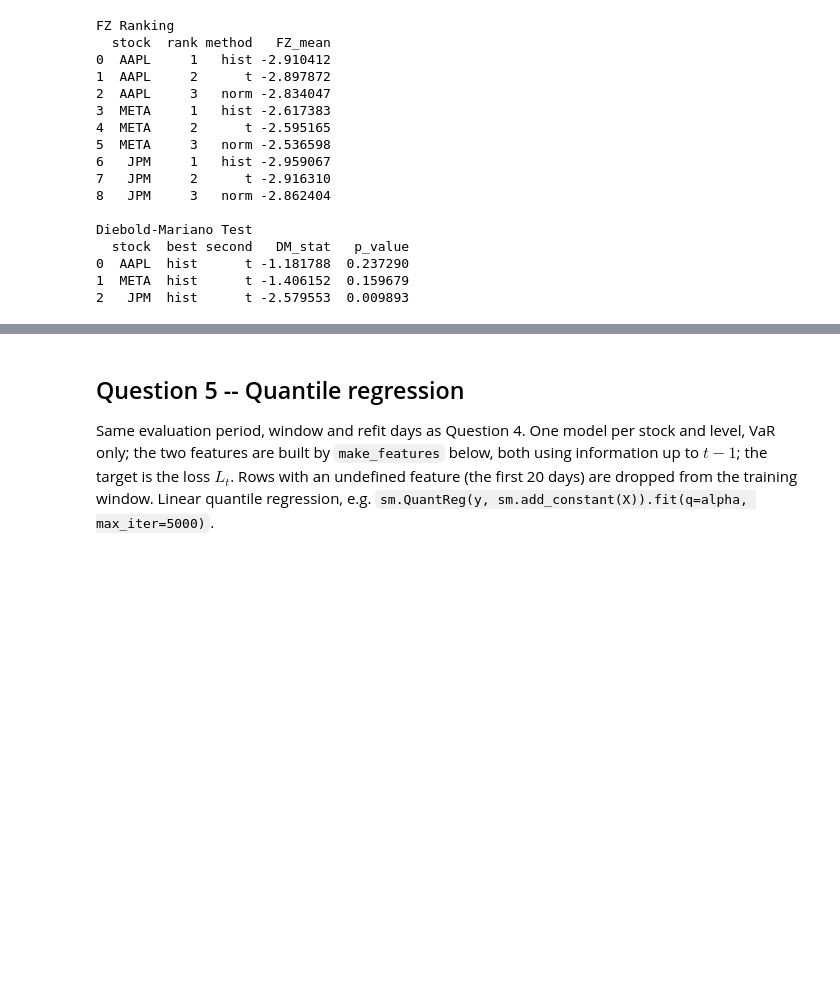
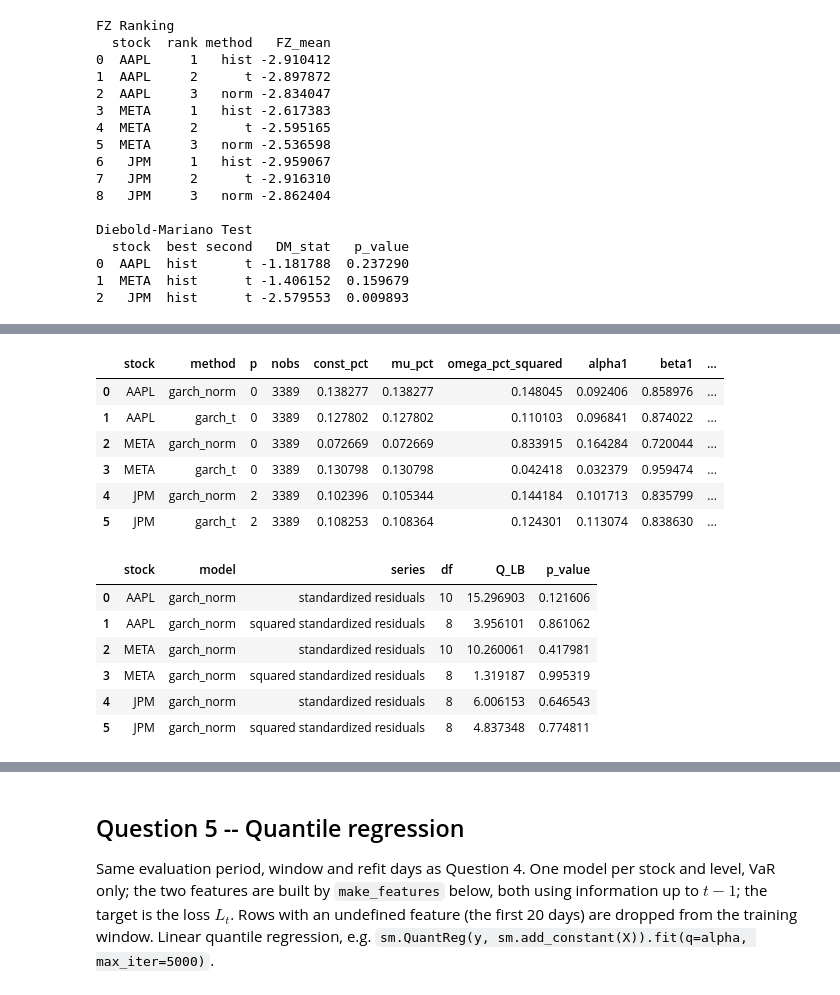
Before and after one commit to anaki8/QRM_Project, a Jupyter notebook: Project_template.ipynb, the cells around one changed output, grey strips where cells are left out. Drawn from its saved outputs; the diff is of its cells as text; code cells hidden in the pictures; blank space fills up the shorter version.

```diff
--- a/Project_template.ipynb
+++ b/Project_template.ipynb
@@ -871,0 +980,79 @@ from arch import arch_model
+# %%
+q4_distributions = {"garch_norm": "normal", "garch_t": "t"}
+q4_boundary_tol = 1e-6
+
+
+def q4_garch_model(sample, order, dist):
+    return arch_model(
+        sample, mean="AR" if order else "Constant", lags=order or None,
+        vol="GARCH", p=1, q=1, dist=dist, hold_back=q4_hold_back,
+    )
+
+
+def q4_fit_status(fit):
+    params = fit.params
+    omega, alpha1, beta1 = params[["omega", "alpha[1]", "beta[1]"]]
+    persistence = alpha1 + beta1
+    nu = params.get("nu", np.inf)
+    converged = fit.convergence_flag == 0 and np.isfinite(params).all()
+    admissible = omega > 0 and alpha1 >= 0 and beta1 >= 0 and persistence < 1 and nu > 2
+    labels = []
+    if omega <= q4_boundary_tol:
+        labels.append("omega near zero")
+    if alpha1 <= q4_boundary_tol:
+        labels.append("alpha1 near zero")
+    if beta1 <= q4_boundary_tol:
+        labels.append("beta1 near zero")
+    if persistence >= 1 - q4_boundary_tol:
+        labels.append("persistence near one")
+    if nu <= 2.05 + q4_boundary_tol or (np.isfinite(nu) and nu >= 500 - q4_boundary_tol):
+        labels.append("nu near numerical bound")
+    return converged, admissible, "; ".join(labels)
+
+
+q4_garch_fit_rows = []
+q4_garch_lb_rows = []
+for stock, order in q4_order.items():
+    for method, dist in q4_distributions.items():
+        fit = q4_garch_model(q4_returns_pct[stock], order, dist).fit(
+            disp="off", show_warning=False, cov_type="robust",
+        )
+        const, phi = q4_ar_coefficients(fit, order)
+        converged, admissible, boundary = q4_fit_status(fit)
+        q4_garch_fit_rows.append({
+            "stock": stock, "method": method, "p": order, "nobs": fit.nobs,
+            "const_pct": const, "mu_pct": const / (1 - phi.sum()),
+            **{f"phi_{i}": value for i, value in enumerate(phi, start=1)},
+            "omega_pct_squared": fit.params["omega"],
+            "alpha1": fit.params["alpha[1]"], "beta1": fit.params["beta[1]"],
+            "persistence": fit.params["alpha[1]"] + fit.params["beta[1]"],
+            "nu": fit.params.get("nu", np.nan), "AIC": fit.aic, "BIC": fit.bic,
+            "converged": converged, "admissible": admissible, "boundary": boundary,
+        })
+        if method == "garch_norm":
+            z = fit.std_resid
+            q4_garch_lb_rows.extend([
+                q4_lb_row(stock, method, "standardized residuals", z, order),
+                q4_lb_row(stock, method, "squared standardized residuals", z**2, 2),
+            ])
+
+q4_garch_fit_table = pd.DataFrame(q4_garch_fit_rows)
+q4_garch_lb = pd.DataFrame(q4_garch_lb_rows)
+q4_garch_fit_table.to_csv(OUT_DIR / "tab_Q4b_GARCH_fits.csv", index=False)
+q4_garch_lb.to_csv(OUT_DIR / "tab_Q4b_GARCH_Ljung_Box.csv", index=False)
+display(q4_garch_fit_table, q4_garch_lb)
+# %% [output]
+|  | stock | method | p | nobs | const_pct | mu_pct | omega_pct_squared | alpha1 | beta1 | ... |
+| 0 | AAPL | garch_norm | 0 | 3389 | 0.138277 | 0.138277 | 0.148045 | 0.092406 | 0.858976 | ... |
+| 1 | AAPL | garch_t | 0 | 3389 | 0.127802 | 0.127802 | 0.110103 | 0.096841 | 0.874022 | ... |
+| 2 | META | garch_norm | 0 | 3389 | 0.072669 | 0.072669 | 0.833915 | 0.164284 | 0.720044 | ... |
+| 3 | META | garch_t | 0 | 3389 | 0.130798 | 0.130798 | 0.042418 | 0.032379 | 0.959474 | ... |
+| 4 | JPM | garch_norm | 2 | 3389 | 0.102396 | 0.105344 | 0.144184 | 0.101713 | 0.835799 | ... |
+| 5 | JPM | garch_t | 2 | 3389 | 0.108253 | 0.108364 | 0.124301 | 0.113074 | 0.838630 | ... |
+|  | stock | model | series | df | Q_LB | p_value |
+| 0 | AAPL | garch_norm | standardized residuals | 10 | 15.296903 | 0.121606 |
+| 1 | AAPL | garch_norm | squared standardized residuals | 8 | 3.956101 | 0.861062 |
+| 2 | META | garch_norm | standardized residuals | 10 | 10.260061 | 0.417981 |
+| 3 | META | garch_norm | squared standardized residuals | 8 | 1.319187 | 0.995319 |
+| 4 | JPM | garch_norm | standardized residuals | 8 | 6.006153 | 0.646543 |
+| 5 | JPM | garch_norm | squared standardized residuals | 8 | 4.837348 | 0.774811 |
```
Also changed, not shown: parts of 17 cells of this notebook.
